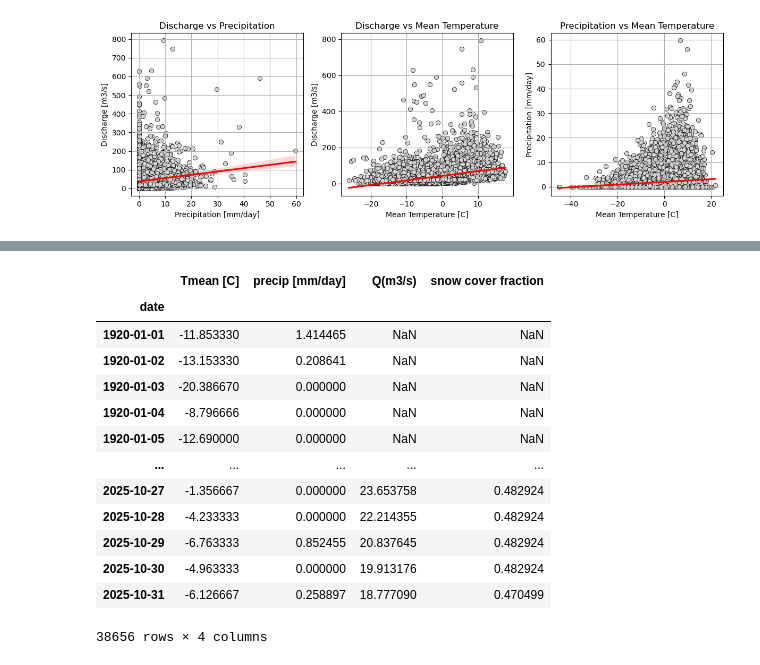
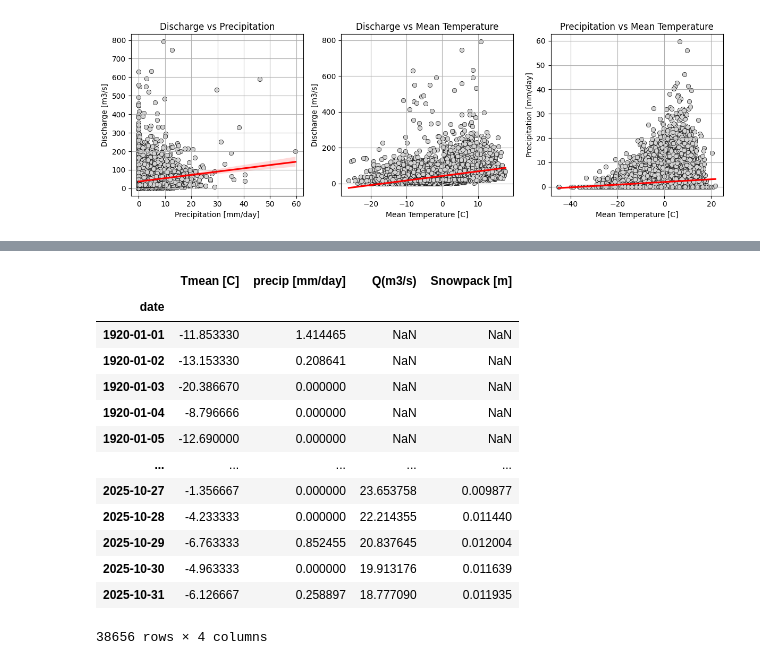
Before and after one commit to maxblw/CEGM2005_glommaproject, a Jupyter notebook: Data_analysis/Data_analysis.ipynb, the cells around one changed output, grey strips where cells are left out. Saved outputs shown, nothing was run; the diff lists cells and outputs as text; code cells hidden in the pictures.

```diff
--- a/Data_analysis/Data_analysis.ipynb
+++ b/Data_analysis/Data_analysis.ipynb
@@ -16,6 +16,12 @@ df_prcp.columns = ["date", "precip [mm/day]"]
 df_prcp["date"] = pd.to_datetime(df_prcp["date"], format="%Y%m%d")
 df_prcp.set_index("date", inplace=True)
 
+df_snow = pd.read_csv("..\\Data\\mean_snowcover_timeseries.csv", parse_dates=True, delimiter=",")
+df_snow.columns = ["date", "Snowpack [m]"]
+df_snow["date"] = pd.to_datetime(df_snow["date"])
+df_snow.set_index("date", inplace=True)
+df_snow = df_snow.resample("d").mean()
+
 df_disc = pd.read_csv("..\\Data\\2.595.0-Vannføring-inst-v1.csv", parse_dates=True, skiprows = 1, delimiter=";", decimal=",")
 df_disc.drop(columns=["Korrigert", "Kontrollert"], inplace=True)
 df_disc.dropna(inplace=True)
@@ -24,7 +30,7 @@ df_disc.set_index(pd.to_datetime(pd.to_datetime(df_disc["date"]).dt.date), inpla
 df_disc.drop(columns=["date"], inplace=True)
 df_disc = df_disc.resample("D").mean()
 
-df = df_temp.join(df_prcp).join(df_disc)
+df = df_temp.join(df_prcp).join(df_disc).join(df_snow)
 # df.dropna(inplace=True)
 display(df)
 # %% [output]
@@ -239,35 +292,35 @@ from py_banshee.d_cal import test_distance
 from py_banshee.copula_test import cvm_statistic
 from py_banshee.prediction import inference,conditional_margins_hist
 # %%
-df_temp = pd.read_csv("..\\Data\\Tmean_obs.csv", parse_dates=True, skiprows = 26, delimiter="\\s+", header=None)
-df_temp.columns = ["date", "Tmean [C]",]
-df_temp["date"] = pd.to_datetime(df_temp["date"], format="%Y%m%d")
-df_temp.set_index("date", inplace=True)
+# df_temp = pd.read_csv("..\\Data\\Tmean_obs.csv", parse_dates=True, skiprows = 26, delimiter="\\s+", header=None)
+# df_temp.columns = ["date", "Tmean [C]",]
+# df_temp["date"] = pd.to_datetime(df_temp["date"], format="%Y%m%d")
+# df_temp.set_index("date", inplace=True)
 
-df_prcp = pd.read_csv("..\\Data\\prcp_obs.csv", parse_dates=True, skiprows = 27, delimiter="\\s+", header=None)
-df_prcp.columns = ["date", "precip [mm/day]"]
-df_prcp["date"] = pd.to_datetime(df_prcp["date"], format="%Y%m%d")
-df_prcp.set_index("date", inplace=True)
+# df_prcp = pd.read_csv("..\\Data\\prcp_obs.csv", parse_dates=True, skiprows = 27, delimiter="\\s+", header=None)
+# df_prcp.columns = ["date", "precip [mm/day]"]
+# df_prcp["date"] = pd.to_datetime(df_prcp["date"], format="%Y%m%d")
+# df_prcp.set_index("date", inplace=True)
 
-df_disc = pd.read_csv("..\\Data\\2.595.0-Vannføring-inst-v1.csv", parse_dates=True, skiprows = 1, delimiter=";", decimal=",")
-df_disc.drop(columns=["Korrigert", "Kontrollert"], inplace=True)
-df_disc.dropna(inplace=True)
-df_disc.columns = ["date", "Q(m3/s)"]
-df_disc.set_index(pd.to_datetime(pd.to_datetime(df_disc["date"]).dt.date), inplace=True)
-df_disc.drop(columns=["date"], inplace=True)
-df_disc = df_disc.resample("D").mean()
+# df_disc = pd.read_csv("..\\Data\\2.595.0-Vannføring-inst-v1.csv", parse_dates=True, skiprows = 1, delimiter=";", decimal=",")
+# df_disc.drop(columns=["Korrigert", "Kontrollert"], inplace=True)
+# df_disc.dropna(inplace=True)
+# df_disc.columns = ["date", "Q(m3/s)"]
+# df_disc.set_index(pd.to_datetime(pd.to_datetime(df_disc["date"]).dt.date), inplace=True)
+# df_disc.drop(columns=["date"], inplace=True)
+# df_disc = df_disc.resample("D").mean()
 
-df_snow = pd.read_csv("..\\Data\\snowcover.csv", parse_dates=True, skiprows = 48, delimiter="\\s+", header=None)
-df_snow.columns = ["date", "snow cover fraction"]
-df_snow["date"] = pd.to_datetime(df_snow["date"], format="%Y%m%d")
-df_snow.set_index("date", inplace=True)
+# df_snow = pd.read_csv("..\\Data\\snowcover.csv", parse_dates=True, skiprows = 48, delimiter="\\s+", header=None)
+# df_snow.columns = ["date", "snow cover fraction"]
+# df_snow["date"] = pd.to_datetime(df_snow["date"], format="%Y%m%d")
+# df_snow.set_index("date", inplace=True)
 
 
-df = df_temp.join(df_prcp).join(df_disc).join(df_snow)
+# df = df_temp.join(df_prcp).join(df_disc).join(df_snow)
 # df.dropna(inplace=True)
 display(df)
 # %% [output]
-|  | Tmean [C] | precip [mm/day] | Q(m3/s) | snow cover fraction |
+|  | Tmean [C] | precip [mm/day] | Q(m3/s) | Snowpack [m] |
 | date |  |  |  |  |
 | 1920-01-01 | -11.853330 | 1.414465 | NaN | NaN |
 | 1920-01-02 | -13.153330 | 0.208641 | NaN | NaN |
@@ -275,11 +328,11 @@ display(df)
 | 1920-01-04 | -8.796666 | 0.000000 | NaN | NaN |
 | 1920-01-05 | -12.690000 | 0.000000 | NaN | NaN |
 | ... | ... | ... | ... | ... |
-| 2025-10-27 | -1.356667 | 0.000000 | 23.653758 | 0.482924 |
-| 2025-10-28 | -4.233333 | 0.000000 | 22.214355 | 0.482924 |
-| 2025-10-29 | -6.763333 | 0.852455 | 20.837645 | 0.482924 |
-| 2025-10-30 | -4.963333 | 0.000000 | 19.913176 | 0.482924 |
-| 2025-10-31 | -6.126667 | 0.258897 | 18.777090 | 0.470499 |
+| 2025-10-27 | -1.356667 | 0.000000 | 23.653758 | 0.009877 |
+| 2025-10-28 | -4.233333 | 0.000000 | 22.214355 | 0.011440 |
+| 2025-10-29 | -6.763333 | 0.852455 | 20.837645 | 0.012004 |
+| 2025-10-30 | -4.963333 | 0.000000 | 19.913176 | 0.011639 |
+| 2025-10-31 | -6.126667 | 0.258897 | 18.777090 | 0.011935 |
 38656 rows × 4 columns
 # %%
 def unity(data):
```
Also changed, not shown: parts of 7 cells of this notebook, 10 other files.
